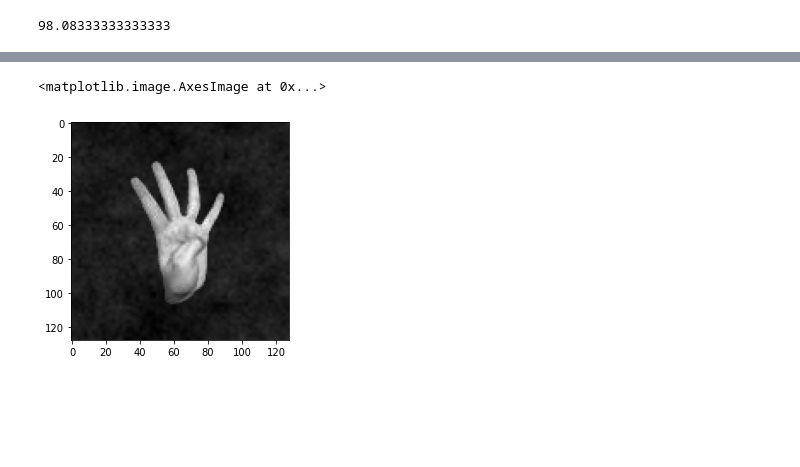
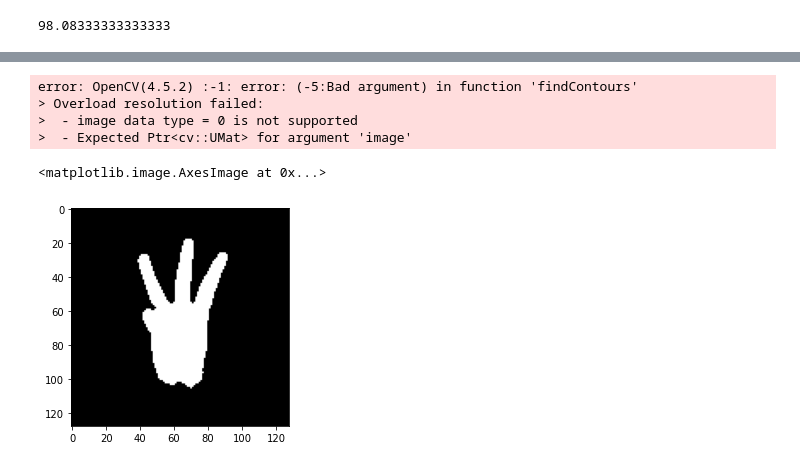
Before and after one commit to ThishenP/finger-counting, a Jupyter notebook: Untitled.ipynb, the cells around one changed output, grey strips where cells are left out. Drawn from its saved outputs; the diff is of its cells as text; code cells hidden in the pictures; blank space fills up the shorter version.

Commit message:
hull method

```diff
--- a/Untitled.ipynb
+++ b/Untitled.ipynb
@@ -48,5 +66,17 @@ print(count_fingers(hand))
+# %%
+
+
+contours, hierarchy = cv.findContours(binary_hand, cv.RETR_TREE, cv.CHAIN_APPROX_SIMPLE)
+#
+
+defects = cv.convexityDefects(contour, hull)
+# %% [output]
+error: OpenCV(4.5.2) :-1: error: (-5:Bad argument) in function 'findContours'
+> Overload resolution failed:
+>  - image data type = 0 is not supported
+>  - Expected Ptr<cv::UMat> for argument 'image'
 # %%
-plt.imshow(hand)
+plt.imshow(binary_hand)
 # %% [output]
 <matplotlib.image.AxesImage at 0x...>
-[figure, old version]
+[figure, new version]
```
Also changed, not shown: parts of 11 cells of this notebook.
